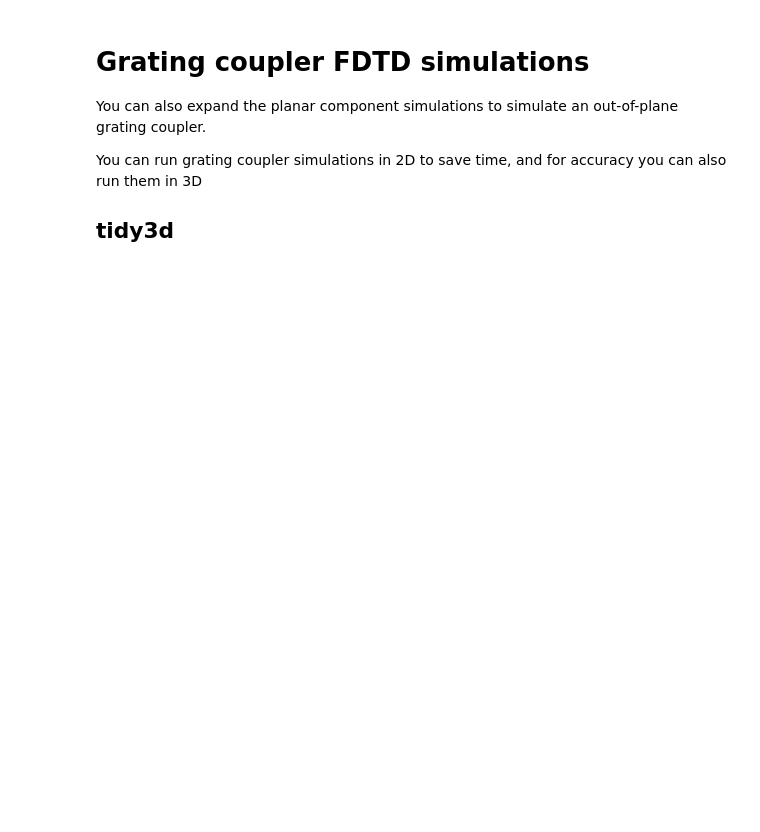
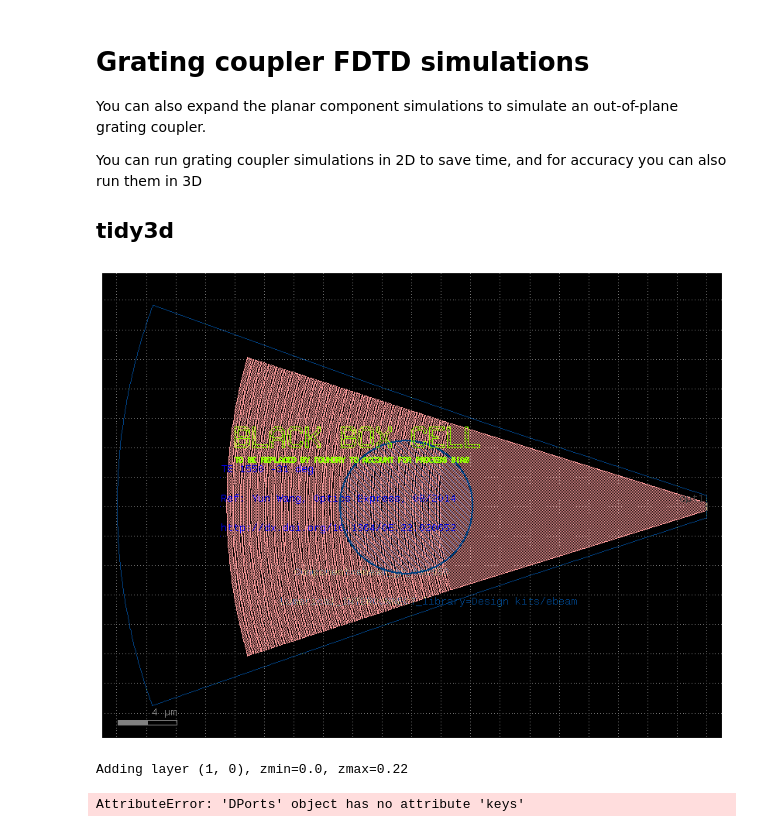
Before and after one commit to gdsfactory/ubc, a Jupyter notebook: docs/notebooks/11_sparameters_gratings.ipynb, the cells around one changed output. Cells and saved outputs as stored; diff of their text form; code cells hidden in the pictures; blank space fills up the shorter version.

```diff
--- a/docs/notebooks/11_sparameters_gratings.ipynb
+++ b/docs/notebooks/11_sparameters_gratings.ipynb
@@ -9,19 +9,26 @@ You can run grating coupler simulations in 2D to save time, and for accuracy you
 # %%
 import gplugins.tidy3d as gt
 import matplotlib.pyplot as plt
 import numpy as np
 
-import ubcpdk.components as pdk
+from ubcpdk import PDK, cells
 from ubcpdk.config import PATH
 
-c = pdk.gc_te1550()
+PDK.activate()
+
+c = cells.ebeam_gc_te1550()
 c.plot()
+# %% [output]
+[figure, added]
 # %%
 fiber_angle_deg = -31
 s = gt.get_simulation_grating_coupler(
     c, is_3d=False, fiber_angle_deg=fiber_angle_deg, fiber_xoffset=0
 )
 f = gt.plot_simulation(s)
+# %% [output]
+Adding layer (1, 0), zmin=0.0, zmax=0.22
+AttributeError: 'DPorts' object has no attribute 'keys'
 # %%
 def log(x):
     return 20 * np.log10(x)
```
Also changed, not shown: 4 other files.
